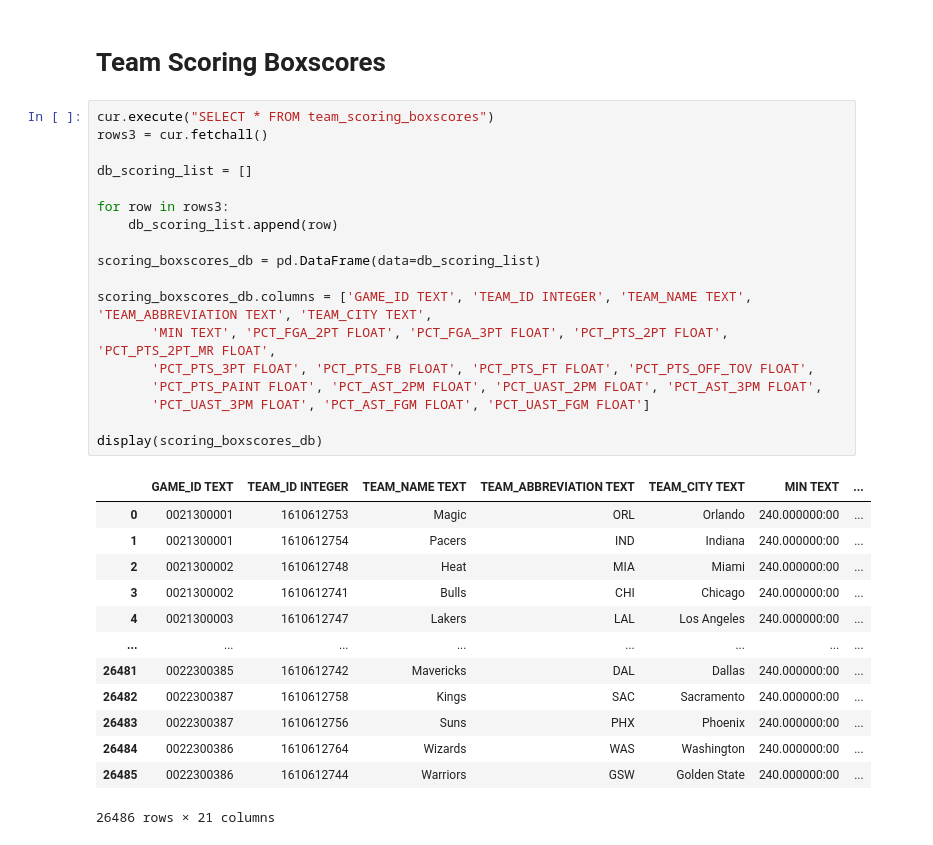
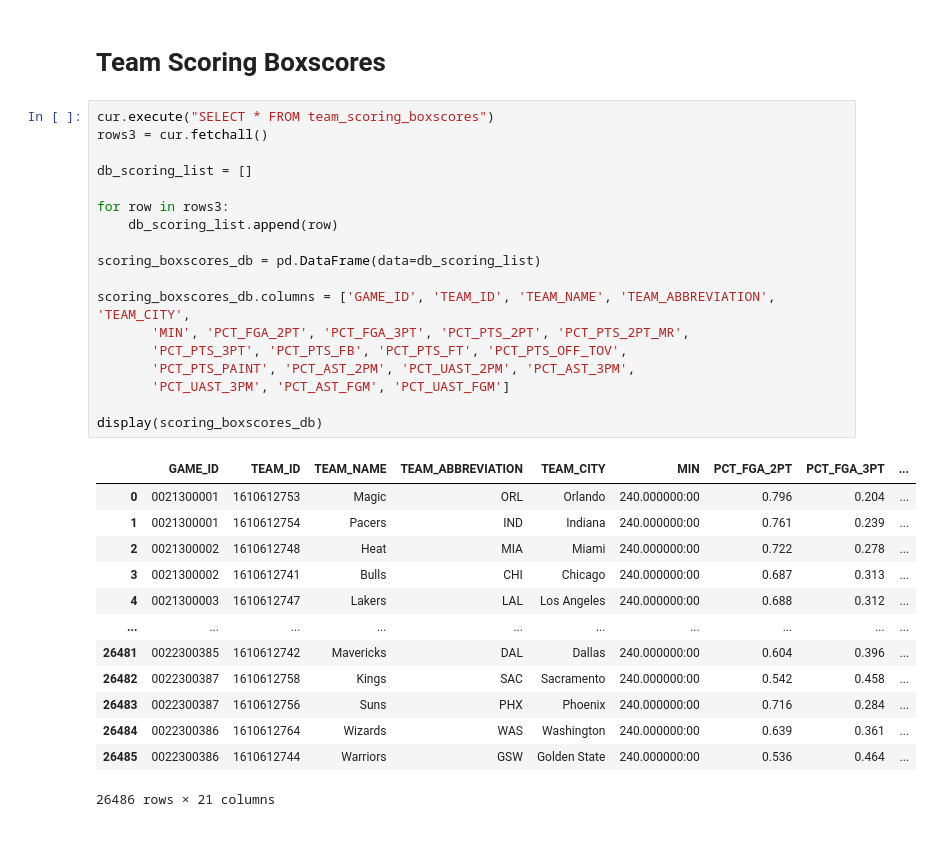
Before and after one commit to apensotti/NBA_Models, a Jupyter notebook: src/notebooks/data_collection.ipynb, the cells around one changed output. Drawn from its saved outputs; the diff is of its cells as text.

```diff
--- a/src/notebooks/data_collection.ipynb
+++ b/src/notebooks/data_collection.ipynb
@@ -97,34 +97,34 @@ display(advanced_boxscores_db.loc[:26463])
 # %%
 cur.execute("SELECT * FROM team_scoring_boxscores")
 rows3 = cur.fetchall()
 
 db_scoring_list = []
 
 for row in rows3:
     db_scoring_list.append(row)
 
 scoring_boxscores_db = pd.DataFrame(data=db_scoring_list)
 
-scoring_boxscores_db.columns = ['GAME_ID TEXT', 'TEAM_ID INTEGER', 'TEAM_NAME TEXT', 'TEAM_ABBREVIATION TEXT', 'TEAM_CITY TEXT',
-       'MIN TEXT', 'PCT_FGA_2PT FLOAT', 'PCT_FGA_3PT FLOAT', 'PCT_PTS_2PT FLOAT', 'PCT_PTS_2PT_MR FLOAT',
-       'PCT_PTS_3PT FLOAT', 'PCT_PTS_FB FLOAT', 'PCT_PTS_FT FLOAT', 'PCT_PTS_OFF_TOV FLOAT',
-       'PCT_PTS_PAINT FLOAT', 'PCT_AST_2PM FLOAT', 'PCT_UAST_2PM FLOAT', 'PCT_AST_3PM FLOAT',
-       'PCT_UAST_3PM FLOAT', 'PCT_AST_FGM FLOAT', 'PCT_UAST_FGM FLOAT']
+scoring_boxscores_db.columns = ['GAME_ID', 'TEAM_ID', 'TEAM_NAME', 'TEAM_ABBREVIATION', 'TEAM_CITY',
+       'MIN', 'PCT_FGA_2PT', 'PCT_FGA_3PT', 'PCT_PTS_2PT', 'PCT_PTS_2PT_MR',
+       'PCT_PTS_3PT', 'PCT_PTS_FB', 'PCT_PTS_FT', 'PCT_PTS_OFF_TOV',
+       'PCT_PTS_PAINT', 'PCT_AST_2PM', 'PCT_UAST_2PM', 'PCT_AST_3PM',
+       'PCT_UAST_3PM', 'PCT_AST_FGM', 'PCT_UAST_FGM']
 
 display(scoring_boxscores_db)
 # %% [output]
-|  | GAME_ID TEXT | TEAM_ID INTEGER | TEAM_NAME TEXT | TEAM_ABBREVIATION TEXT | TEAM_CITY TEXT | MIN TEXT | ... |
-| 0 | 0021300001 | 1610612753 | Magic | ORL | Orlando | 240.000000:00 | ... |
-| 1 | 0021300001 | 1610612754 | Pacers | IND | Indiana | 240.000000:00 | ... |
-| 2 | 0021300002 | 1610612748 | Heat | MIA | Miami | 240.000000:00 | ... |
-| 3 | 0021300002 | 1610612741 | Bulls | CHI | Chicago | 240.000000:00 | ... |
-| 4 | 0021300003 | 1610612747 | Lakers | LAL | Los Angeles | 240.000000:00 | ... |
-| ... | ... | ... | ... | ... | ... | ... | ... |
-| 26481 | 0022300385 | 1610612742 | Mavericks | DAL | Dallas | 240.000000:00 | ... |
-| 26482 | 0022300387 | 1610612758 | Kings | SAC | Sacramento | 240.000000:00 | ... |
-| 26483 | 0022300387 | 1610612756 | Suns | PHX | Phoenix | 240.000000:00 | ... |
-| 26484 | 0022300386 | 1610612764 | Wizards | WAS | Washington | 240.000000:00 | ... |
-| 26485 | 0022300386 | 1610612744 | Warriors | GSW | Golden State | 240.000000:00 | ... |
+|  | GAME_ID | TEAM_ID | TEAM_NAME | TEAM_ABBREVIATION | TEAM_CITY | MIN | PCT_FGA_2PT | PCT_FGA_3PT | ... |
+| 0 | 0021300001 | 1610612753 | Magic | ORL | Orlando | 240.000000:00 | 0.796 | 0.204 | ... |
+| 1 | 0021300001 | 1610612754 | Pacers | IND | Indiana | 240.000000:00 | 0.761 | 0.239 | ... |
+| 2 | 0021300002 | 1610612748 | Heat | MIA | Miami | 240.000000:00 | 0.722 | 0.278 | ... |
+| 3 | 0021300002 | 1610612741 | Bulls | CHI | Chicago | 240.000000:00 | 0.687 | 0.313 | ... |
+| 4 | 0021300003 | 1610612747 | Lakers | LAL | Los Angeles | 240.000000:00 | 0.688 | 0.312 | ... |
+| ... | ... | ... | ... | ... | ... | ... | ... | ... | ... |
+| 26481 | 0022300385 | 1610612742 | Mavericks | DAL | Dallas | 240.000000:00 | 0.604 | 0.396 | ... |
+| 26482 | 0022300387 | 1610612758 | Kings | SAC | Sacramento | 240.000000:00 | 0.542 | 0.458 | ... |
+| 26483 | 0022300387 | 1610612756 | Suns | PHX | Phoenix | 240.000000:00 | 0.716 | 0.284 | ... |
+| 26484 | 0022300386 | 1610612764 | Wizards | WAS | Washington | 240.000000:00 | 0.639 | 0.361 | ... |
+| 26485 | 0022300386 | 1610612744 | Warriors | GSW | Golden State | 240.000000:00 | 0.536 | 0.464 | ... |
 26486 rows × 21 columns
 # %%
 import transform_db
```
Also changed, not shown: parts of 3 cells of this notebook, 3 other files.
